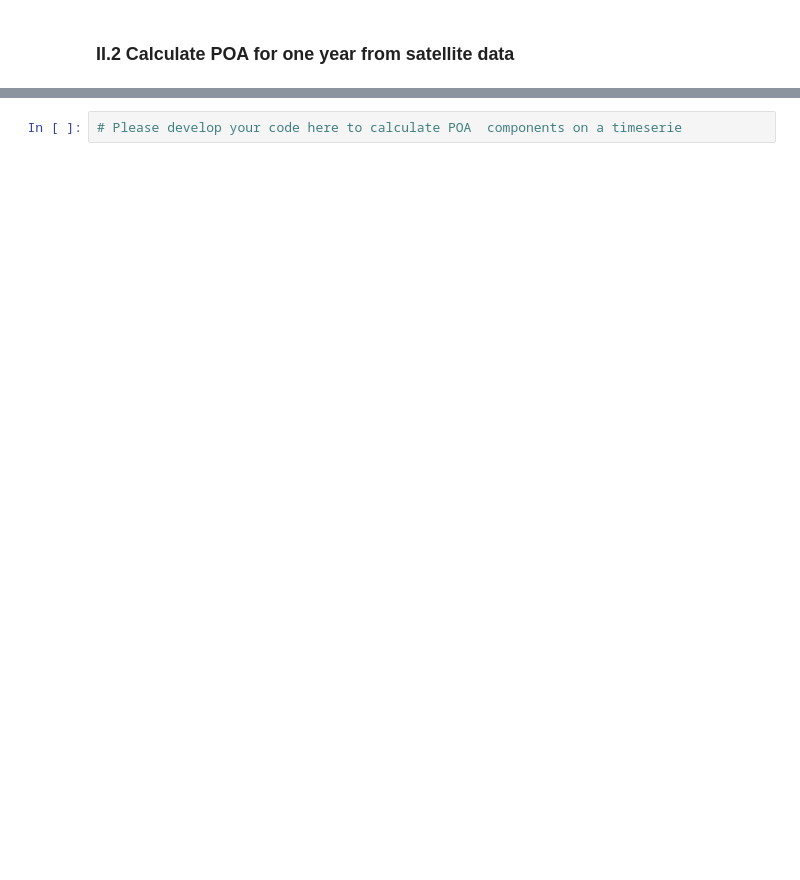
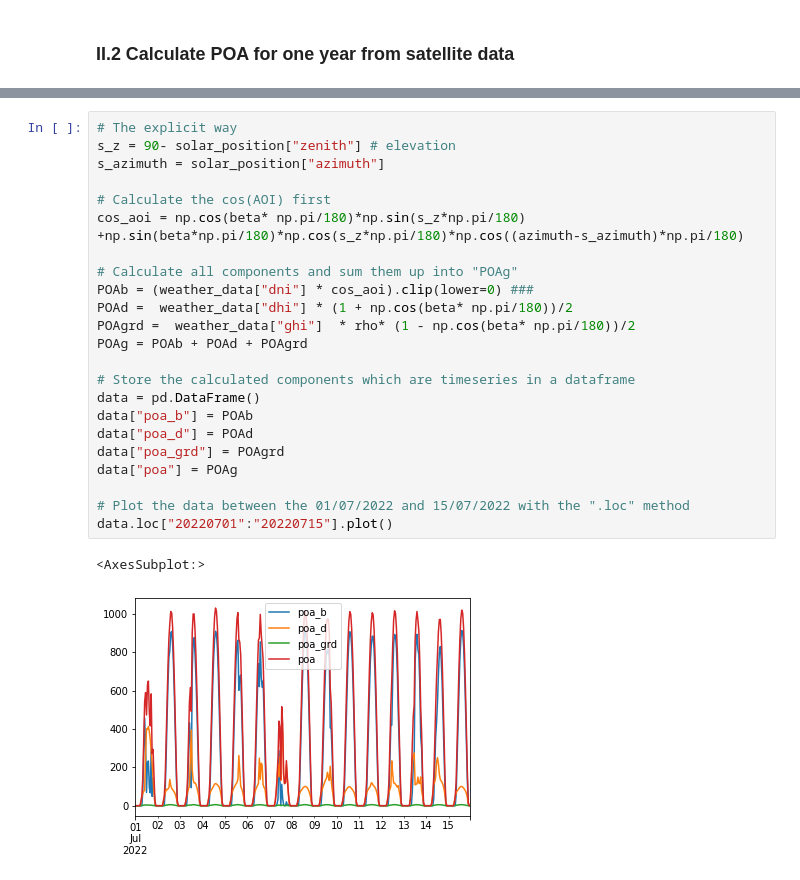
Before and after one commit to AlexandreHugoMathieu/pvfault_detection_solar_academy, a Jupyter notebook: notebooks/python_intro_poa.ipynb, the cells around one changed output, grey strips where cells are left out. Cells and saved outputs as stored; diff of their text form; blank space fills up the shorter version.

```diff
--- a/notebooks/python_intro_poa.ipynb
+++ b/notebooks/python_intro_poa.ipynb
@@ -202,2 +397,26 @@ print(solar_position.dropna().head(5))  # Show the first 5 lines, (all in ° deg
 # %%
-# Please develop your code here to calculate POA  components on a timeserie
+# The explicit way
+s_z = 90- solar_position["zenith"] # elevation
+s_azimuth = solar_position["azimuth"]
+
+# Calculate the cos(AOI) first
+cos_aoi = np.cos(beta* np.pi/180)*np.sin(s_z*np.pi/180) +np.sin(beta*np.pi/180)*np.cos(s_z*np.pi/180)*np.cos((azimuth-s_azimuth)*np.pi/180)
+
+# Calculate all components and sum them up into "POAg"
+POAb = (weather_data["dni"] * cos_aoi).clip(lower=0) ###
+POAd =  weather_data["dhi"] * (1 + np.cos(beta* np.pi/180))/2
+POAgrd =  weather_data["ghi"]  * rho* (1 - np.cos(beta* np.pi/180))/2
+POAg = POAb + POAd + POAgrd
+
+# Store the calculated components which are timeseries in a dataframe
+data = pd.DataFrame()
+data["poa_b"] = POAb
+data["poa_d"] = POAd
+data["poa_grd"] = POAgrd
+data["poa"] = POAg
+
+# Plot the data between the 01/07/2022 and 15/07/2022 with the ".loc" method
+data.loc["20220701":"20220715"].plot()
+# %% [output]
+<AxesSubplot:>
+[figure, added]
```
Also changed, not shown: parts of 27 cells of this notebook, 2 other files.
